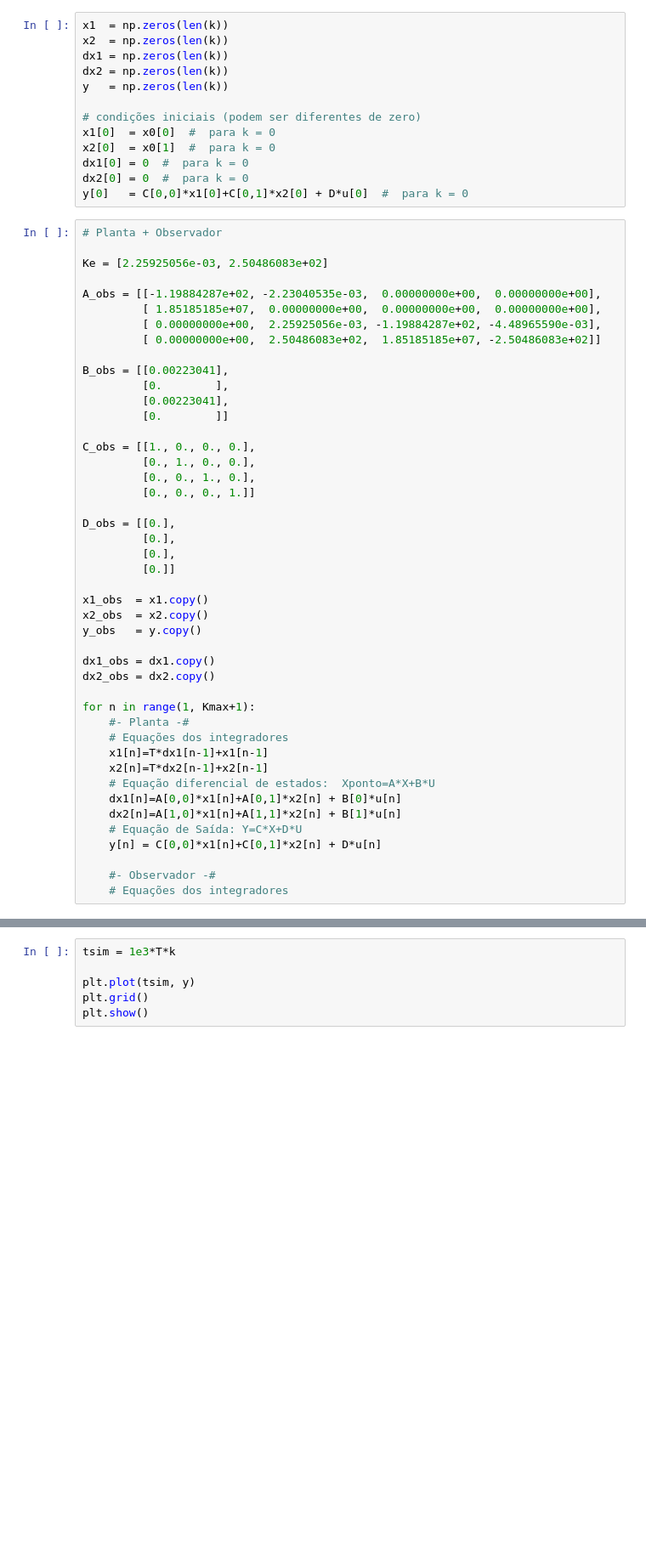
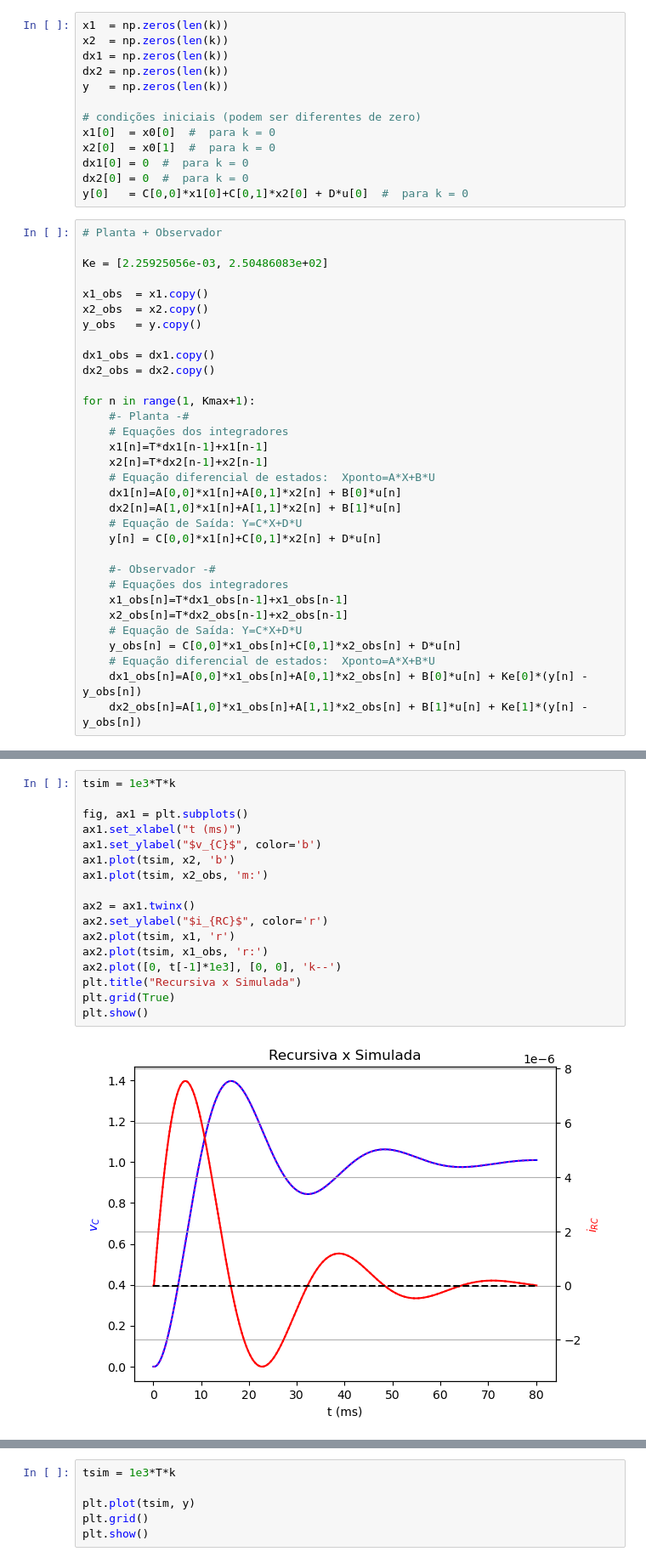
Before and after one commit to Emanuel600/Misc, a Jupyter notebook: Simul_Controle/SS_Recursive.ipynb, the cells around one changed output, grey strips where cells are left out. Shown at 85% size. Cells and saved outputs as stored; diff of their text form; blank space fills up the shorter version.

```diff
--- a/Simul_Controle/SS_Recursive.ipynb
+++ b/Simul_Controle/SS_Recursive.ipynb
@@ -72,26 +72,6 @@ y[0]   = C[0,0]*x1[0]+C[0,1]*x2[0] + D*u[0]  #  para k = 0
 # Planta + Observador
 
 Ke = [2.25925056e-03, 2.50486083e+02]
-
-A_obs = [[-1.19884287e+02, -2.23040535e-03,  0.00000000e+00,  0.00000000e+00],
-         [ 1.85185185e+07,  0.00000000e+00,  0.00000000e+00,  0.00000000e+00],
-         [ 0.00000000e+00,  2.25925056e-03, -1.19884287e+02, -4.48965590e-03],
-         [ 0.00000000e+00,  2.50486083e+02,  1.85185185e+07, -2.50486083e+02]]
-
-B_obs = [[0.00223041],
-         [0.        ],
-         [0.00223041],
-         [0.        ]]
-
-C_obs = [[1., 0., 0., 0.],
-         [0., 1., 0., 0.],
-         [0., 0., 1., 0.],
-         [0., 0., 0., 1.]]
-
-D_obs = [[0.],
-         [0.],
-         [0.],
-         [0.]]
 
 x1_obs  = x1.copy()
 x2_obs  = x2.copy()
@@ -113,3 +93,10 @@ for n in range(1, Kmax+1):
 
     #- Observador -#
     # Equações dos integradores
+    x1_obs[n]=T*dx1_obs[n-1]+x1_obs[n-1]
+    x2_obs[n]=T*dx2_obs[n-1]+x2_obs[n-1]
+    # Equação de Saída: Y=C*X+D*U
+    y_obs[n] = C[0,0]*x1_obs[n]+C[0,1]*x2_obs[n] + D*u[n]
+    # Equação diferencial de estados:  Xponto=A*X+B*U
+    dx1_obs[n]=A[0,0]*x1_obs[n]+A[0,1]*x2_obs[n] + B[0]*u[n] + Ke[0]*(y[n] - y_obs[n])
+    dx2_obs[n]=A[1,0]*x1_obs[n]+A[1,1]*x2_obs[n] + B[1]*u[n] + Ke[1]*(y[n] - y_obs[n])
@@ -120,3 +103,22 @@ TypeError: list indices must be integers or slices, not tuple
+# %%
+tsim = 1e3*T*k
+
+fig, ax1 = plt.subplots()
+ax1.set_xlabel("t (ms)")
+ax1.set_ylabel("$v_{C}$", color='b')
+ax1.plot(tsim, x2, 'b')
+ax1.plot(tsim, x2_obs, 'm:')
+
+ax2 = ax1.twinx()
+ax2.set_ylabel("$i_{RC}$", color='r')
+ax2.plot(tsim, x1, 'r')
+ax2.plot(tsim, x1_obs, 'r:')
+ax2.plot([0, t[-1]*1e3], [0, 0], 'k--')
+plt.title("Recursiva x Simulada")
+plt.grid(True)
+plt.show()
+# %% [output]
+[figure, added]
 # %%
 fig, ax1 = plt.subplots()
 ax1.set_xlabel("t (ms)")
```
Also changed, not shown: parts of 1 cell of this notebook.
